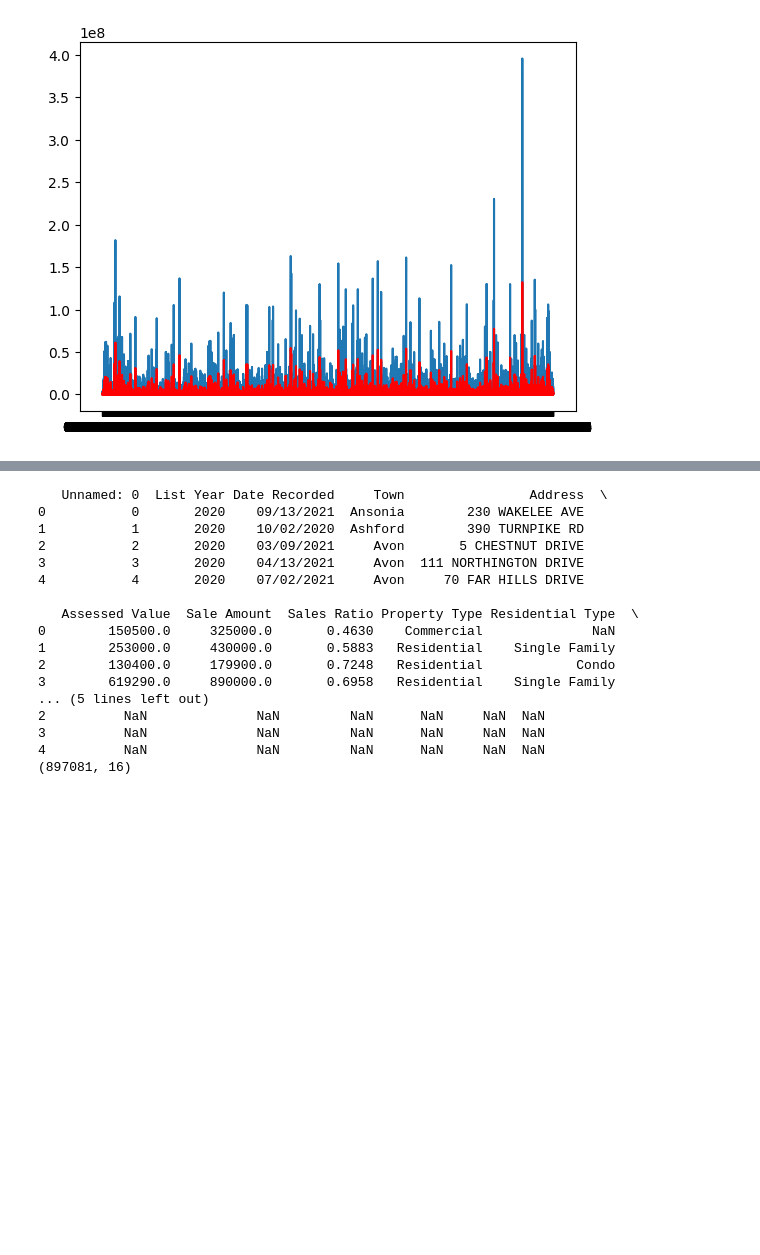
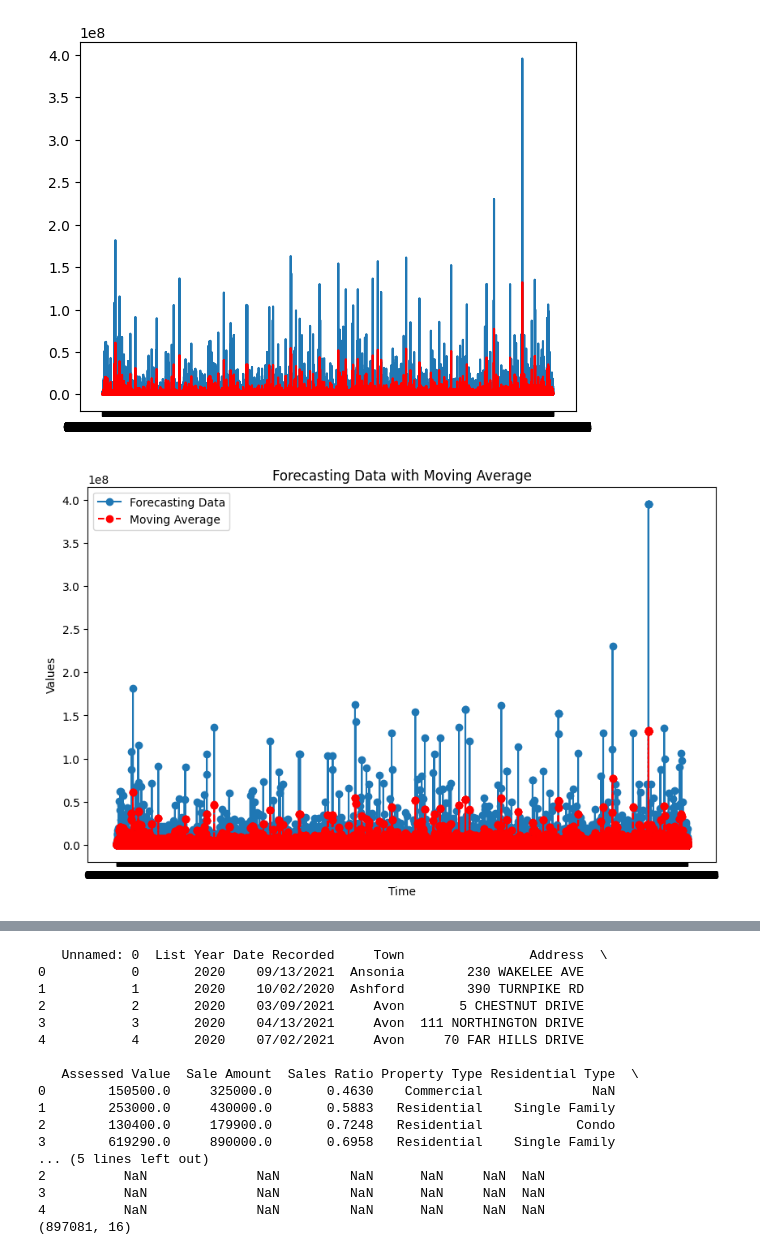
Before and after one commit to vinaykumargummadi/CTREA-Dynamics, a Jupyter notebook: CapstoneProject(Timeseries_and_Forecasting).ipynb, the cells around one changed output, grey strips where cells are left out. Cells and saved outputs as stored; diff of their text form; code cells hidden in the pictures; blank space fills up the shorter version.

```diff
--- a/CapstoneProject(Timeseries_and_Forecasting).ipynb
+++ b/CapstoneProject(Timeseries_and_Forecasting).ipynb
@@ -155,0 +154,12 @@ from statsmodels.tsa.arima.model import ARIMA
+# %%
+# Plotting the forecasting data and moving average
+plt.figure(figsize=(10, 6))
+plt.plot(forecasting_data, label='Forecasting Data', marker='o')
+plt.plot(moving_avg, color='red', label='Moving Average', linestyle='dashed', marker='o')
+plt.title('Forecasting Data with Moving Average')
+plt.xlabel('Time')
+plt.ylabel('Values')
+plt.legend()
+plt.show()
+# %% [output]
+[figure, added]
```
Also changed, not shown: parts of 8 cells of this notebook.
